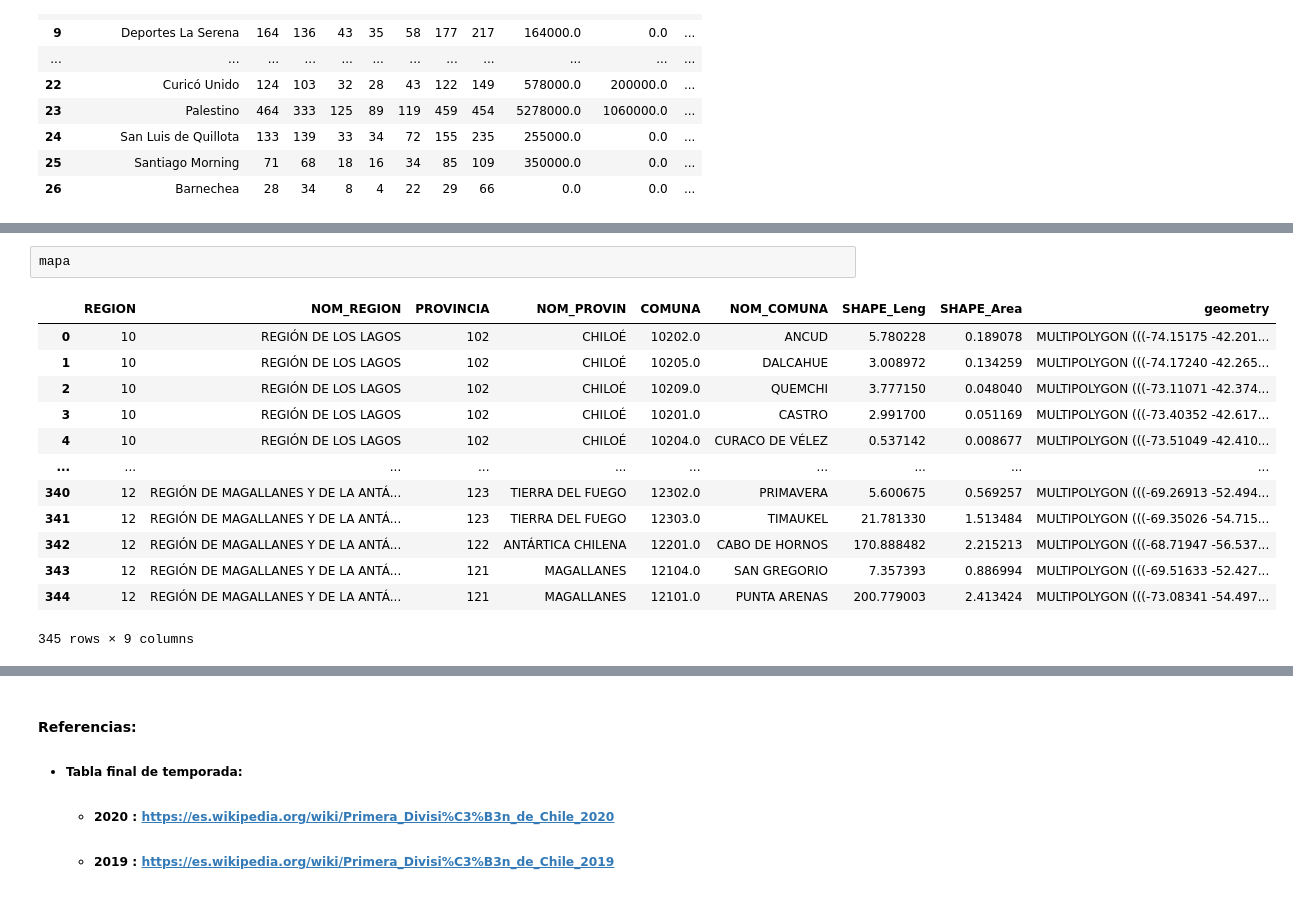
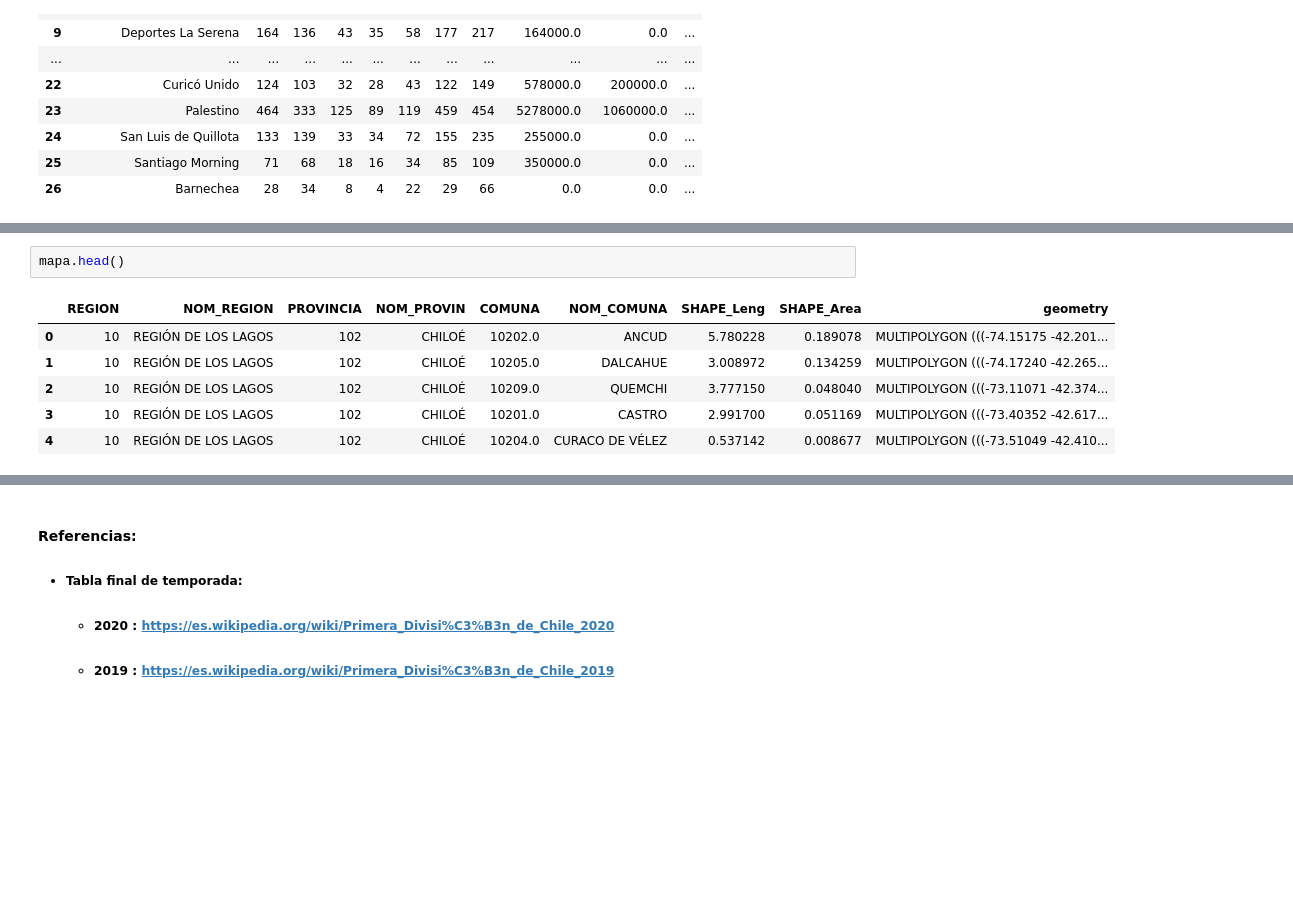
Before and after one commit to fmeza7/Proyecto_Cs_Datos_Grupo_1, a Jupyter notebook: Proyecto.ipynb, the cells around one changed output, grey strips where cells are left out. Saved outputs shown, nothing was run; the diff lists cells and outputs as text; blank space fills up the shorter version.

```diff
--- a/Proyecto.ipynb
+++ b/Proyecto.ipynb
@@ -747,16 +744,9 @@ gpd_equipos.plot(ax=ax)
 # %%
-mapa
+mapa.head()
 # %% [output]
 |  | REGION | NOM_REGION | PROVINCIA | NOM_PROVIN | COMUNA | NOM_COMUNA | SHAPE_Leng | SHAPE_Area | geometry |
 | 0 | 10 | REGIÓN DE LOS LAGOS | 102 | CHILOÉ | 10202.0 | ANCUD | 5.780228 | 0.189078 | MULTIPOLYGON (((-74.15175 -42.201... |
 | 1 | 10 | REGIÓN DE LOS LAGOS | 102 | CHILOÉ | 10205.0 | DALCAHUE | 3.008972 | 0.134259 | MULTIPOLYGON (((-74.17240 -42.265... |
 | 2 | 10 | REGIÓN DE LOS LAGOS | 102 | CHILOÉ | 10209.0 | QUEMCHI | 3.777150 | 0.048040 | MULTIPOLYGON (((-73.11071 -42.374... |
 | 3 | 10 | REGIÓN DE LOS LAGOS | 102 | CHILOÉ | 10201.0 | CASTRO | 2.991700 | 0.051169 | MULTIPOLYGON (((-73.40352 -42.617... |
 | 4 | 10 | REGIÓN DE LOS LAGOS | 102 | CHILOÉ | 10204.0 | CURACO DE VÉLEZ | 0.537142 | 0.008677 | MULTIPOLYGON (((-73.51049 -42.410... |
-| ... | ... | ... | ... | ... | ... | ... | ... | ... | ... |
-| 340 | 12 | REGIÓN DE MAGALLANES Y DE LA ANTÁ... | 123 | TIERRA DEL FUEGO | 12302.0 | PRIMAVERA | 5.600675 | 0.569257 | MULTIPOLYGON (((-69.26913 -52.494... |
-| 341 | 12 | REGIÓN DE MAGALLANES Y DE LA ANTÁ... | 123 | TIERRA DEL FUEGO | 12303.0 | TIMAUKEL | 21.781330 | 1.513484 | MULTIPOLYGON (((-69.35026 -54.715... |
-| 342 | 12 | REGIÓN DE MAGALLANES Y DE LA ANTÁ... | 122 | ANTÁRTICA CHILENA | 12201.0 | CABO DE HORNOS | 170.888482 | 2.215213 | MULTIPOLYGON (((-68.71947 -56.537... |
-| 343 | 12 | REGIÓN DE MAGALLANES Y DE LA ANTÁ... | 121 | MAGALLANES | 12104.0 | SAN GREGORIO | 7.357393 | 0.886994 | MULTIPOLYGON (((-69.51633 -52.427... |
-| 344 | 12 | REGIÓN DE MAGALLANES Y DE LA ANTÁ... | 121 | MAGALLANES | 12101.0 | PUNTA ARENAS | 200.779003 | 2.413424 | MULTIPOLYGON (((-73.08341 -54.497... |
-345 rows × 9 columns
```
Also changed, not shown: parts of 11 cells of this notebook.
